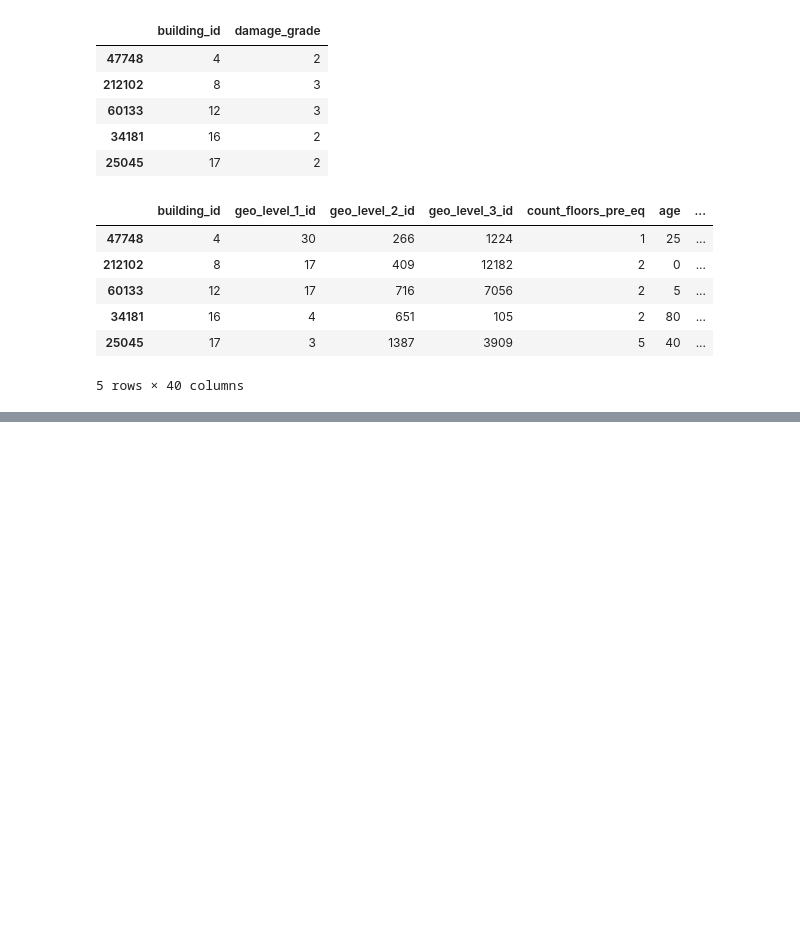
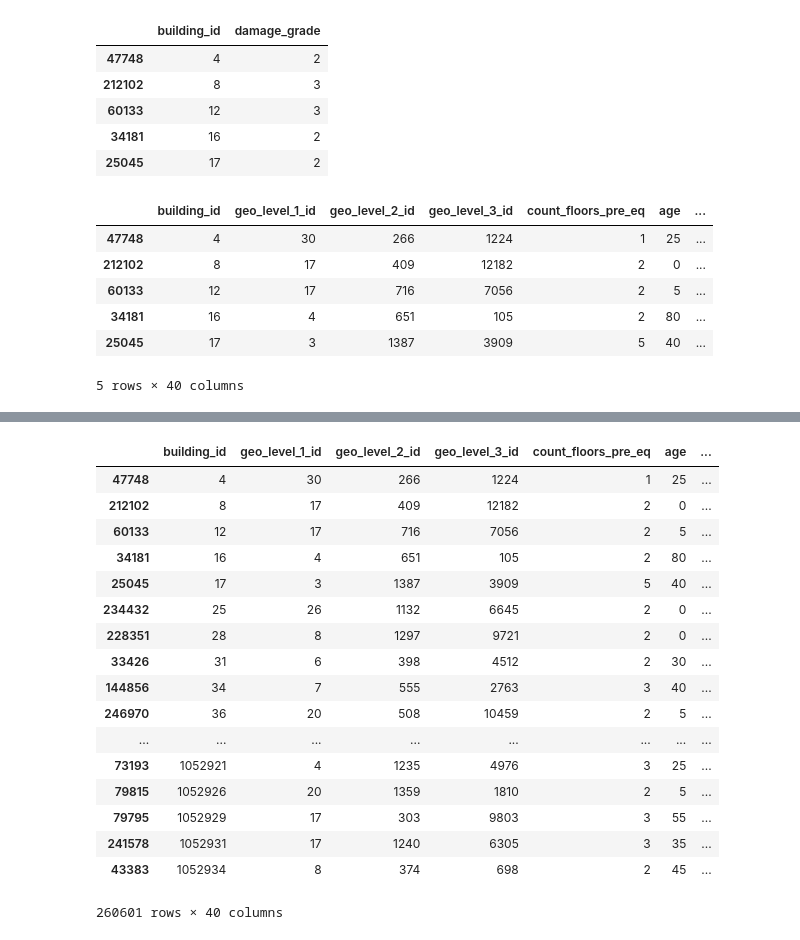
Before and after one commit to vidhur2k/Earthquake-Prediction, a Jupyter notebook: Untitled.ipynb, the cells around one changed output, grey strips where cells are left out. Saved outputs shown, nothing was run; the diff lists cells and outputs as text; code cells hidden in the pictures; blank space fills up the shorter version.

```diff
--- a/Untitled.ipynb
+++ b/Untitled.ipynb
@@ -87,0 +115,21 @@ AttributeError: module 'pandas' has no attribute 'to_csv'
+# %%
+df
+# %% [output]
+|  | building_id | geo_level_1_id | geo_level_2_id | geo_level_3_id | count_floors_pre_eq | age | ... |
+| 47748 | 4 | 30 | 266 | 1224 | 1 | 25 | ... |
+| 212102 | 8 | 17 | 409 | 12182 | 2 | 0 | ... |
+| 60133 | 12 | 17 | 716 | 7056 | 2 | 5 | ... |
+| 34181 | 16 | 4 | 651 | 105 | 2 | 80 | ... |
+| 25045 | 17 | 3 | 1387 | 3909 | 5 | 40 | ... |
+| 234432 | 25 | 26 | 1132 | 6645 | 2 | 0 | ... |
+| 228351 | 28 | 8 | 1297 | 9721 | 2 | 0 | ... |
+| 33426 | 31 | 6 | 398 | 4512 | 2 | 30 | ... |
+| 144856 | 34 | 7 | 555 | 2763 | 3 | 40 | ... |
+| 246970 | 36 | 20 | 508 | 10459 | 2 | 5 | ... |
+| ... | ... | ... | ... | ... | ... | ... | ... |
+| 73193 | 1052921 | 4 | 1235 | 4976 | 3 | 25 | ... |
+| 79815 | 1052926 | 20 | 1359 | 1810 | 2 | 5 | ... |
+| 79795 | 1052929 | 17 | 303 | 9803 | 3 | 55 | ... |
+| 241578 | 1052931 | 17 | 1240 | 6305 | 3 | 35 | ... |
+| 43383 | 1052934 | 8 | 374 | 698 | 2 | 45 | ... |
+260601 rows × 40 columns
```
Also changed, not shown: parts of 6 cells of this notebook.
